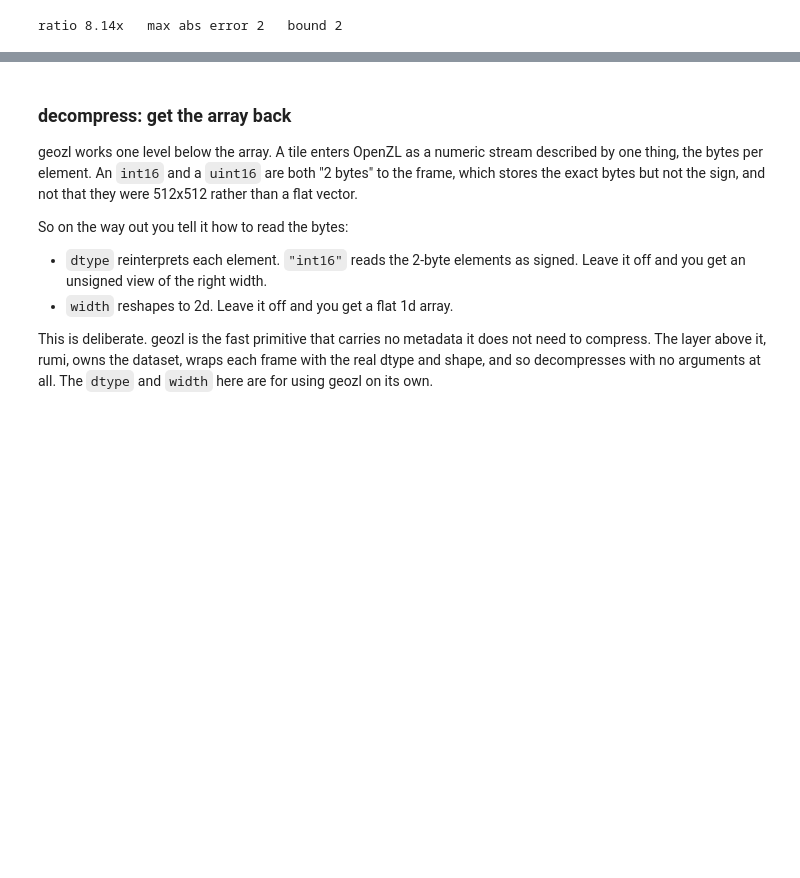
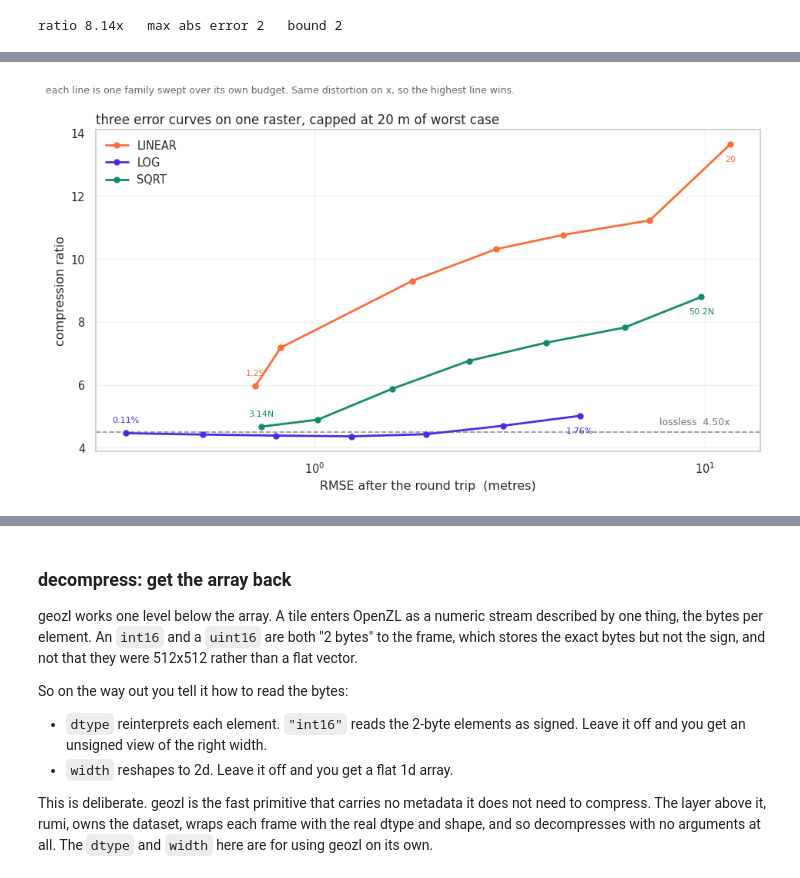
Before and after one commit to asterisk-labs/geozl, a Jupyter notebook: docs/notebooks/high-level-api.ipynb, the cells around one changed output, grey strips where cells are left out. Saved outputs shown, nothing was run; the diff lists cells and outputs as text; code cells hidden in the pictures; blank space fills up the shorter version.

```diff
--- a/docs/notebooks/high-level-api.ipynb
+++ b/docs/notebooks/high-level-api.ipynb
@@ -157,7 +287,7 @@ The cell below compresses with `max_error=2`, decompresses, and checks the actua
 # %%
-frame = geozl.compress(tile, method=best, max_error=2.0)
+frame = geozl.compress(tile, method=best, error="LINEAR:MAX_ERROR=2")
 back = geozl.decompress(frame, dtype="int16", width=512)
 err = np.abs(back.astype(np.int32) - tile.astype(np.int32)).max()
-print(f"ratio {raw/len(frame):.2f}x   max abs error {err}   bound 2")
+print(f"ratio {raw / len(frame):.2f}x   max abs error {err}   bound 2")
 # %% [output]
 ratio 8.14x   max abs error 2   bound 2
@@ -216,0 +294,94 @@ knee  ±2.703    59.5 kB    8.81x   step 5, so the bound is ±2.5 m   49% smalle
+# %%
+# @title **error** plot
+
+CEILING = 20.0                  # metres of worst case, the top of every sweep
+
+src = tile.astype(np.float64)
+top = float(src.max())
+curve = geozl.lossy.fit_noise(tile)          # sigma^2 = a + b*x, for SQRT
+sigma = float(np.sqrt(curve.a + curve.b * top))
+
+# Each family states its bound in its own unit, so the ceiling is converted into
+# each one before the sweep. LINEAR delivers its bound exactly. LOG and SQRT
+# state theirs at the largest sample and an integer raster rounds the
+# reconstruction to a whole number, so the delivered worst case comes out near
+# half, hence the 2. The filter after the loop is what holds the ceiling, this
+# only aims the ladder.
+HEAD = {"LINEAR": CEILING,
+        "LOG": 2 * 100 * CEILING / top,
+        "SQRT": 2 * CEILING / sigma}
+LADDER = np.geomspace(1 / 16, 1, 7)
+
+FAMILIES = {
+    "LINEAR": [f"LINEAR:MAX_ERROR={HEAD['LINEAR'] * t:.4g}" for t in LADDER],
+    "LOG": [f"LOG:MAX_ERROR={HEAD['LOG'] * t:.4g}%" for t in LADDER],
+    "SQRT": [curve.recipe(HEAD["SQRT"] * t) for t in LADDER],
+}
+COLORS = {"LINEAR": "#FE6B37", "LOG": "#4A2BE8", "SQRT": "#128A6E"}
+
+
+def budget_of(recipe):
+    """The number the recipe asked for. Noise.recipe writes A and B at full
+    precision, so the count of sigmas comes out long and is rounded here."""
+    asked = recipe.split("MAX_ERROR=")[1].split(",")[0]
+    unit = asked[-1] if asked[-1] in "%N" else ""
+    return f"{float(asked.rstrip('%N')):.3g}{unit}"
+
+
+lossless = len(geozl.compress(tile, method=best))
+
+rows = []
+for family, recipes in FAMILIES.items():
+    for recipe in recipes:
+        frame = geozl.compress(tile, method=best, error=recipe)
+        back = geozl.decompress(frame, dtype=tile.dtype, width=tile.shape[1])
+        e = np.abs(back.reshape(tile.shape).astype(np.float64) - src)
+        rows.append(dict(family=family, recipe=recipe, size=len(frame),
+                         ratio=raw / len(frame), maxabs=float(e.max()),
+                         rmse=float(np.sqrt((e ** 2).mean()))))
+
+over = [r for r in rows if r["maxabs"] > CEILING]
+rows = [r for r in rows if r["maxabs"] <= CEILING]
+if over:
+    print(f"{len(over)} recipes dropped, past the {CEILING:g} m ceiling")
+
+sns.set_theme(style="whitegrid", font_scale=0.95)
+fig, ax = plt.subplots(figsize=(9.5, 5.6))
+
+ax.axhline(raw / lossless, color="0.55", ls="--", lw=1.2)
+ax.annotate(f"lossless  {raw / lossless:.2f}x",
+            (max(r["rmse"] for r in rows), raw / lossless), xytext=(0, 7),
+            textcoords="offset points", ha="right", color="0.45", fontsize=9)
+
+for family in FAMILIES:
+    pts = sorted((r for r in rows if r["family"] == family),
+                 key=lambda r: r["rmse"])
+    ax.plot([r["rmse"] for r in pts], [r["ratio"] for r in pts],
+            color=COLORS[family], lw=2, marker="o", ms=5, label=family,
+            zorder=3)
+    # the budget at each end, so the recipe can be read off the curve
+    for r, dy in ((pts[0], 10), (pts[-1], -16)):
+        ax.annotate(budget_of(r["recipe"]), (r["rmse"], r["ratio"]),
+                    xytext=(0, dy), textcoords="offset points", ha="center",
+                    fontsize=8, color=COLORS[family])
+
+ax.set_xscale("log")
+ax.set_xlabel("RMSE after the round trip  (metres)")
+ax.set_ylabel("compression ratio")
+ax.set_title(f"three error curves on one raster, capped at {CEILING:g} m of "
+             f"worst case", loc="left", fontsize=12)
+ax.legend(frameon=False, loc="upper left")
+ax.grid(alpha=0.25)
+fig.text(0.005, 0.955, "each line is one family swept over its own budget. "
+         "Same distortion on x, so the highest line wins.",
+         fontsize=9, color="0.4", ha="left")
+fig.tight_layout(rect=(0, 0, 1, 0.94))
+plt.show()
+
+print(f"max {top:.0f} m, sigma at the top {sigma:.2f} m")
+print(f"{'family':7} {'budget':9} {'rmse':>7} {'max':>6} {'ratio':>7}")
+for r in rows:
+    print(f"{r['family']:7} {budget_of(r['recipe']):9} {r['rmse']:7.2f} "
+          f"{r['maxabs']:6.0f} {r['ratio']:7.2f}")
+# %% [output]
+[figure, added]
```
Also changed, not shown: parts of 10 cells of this notebook.
